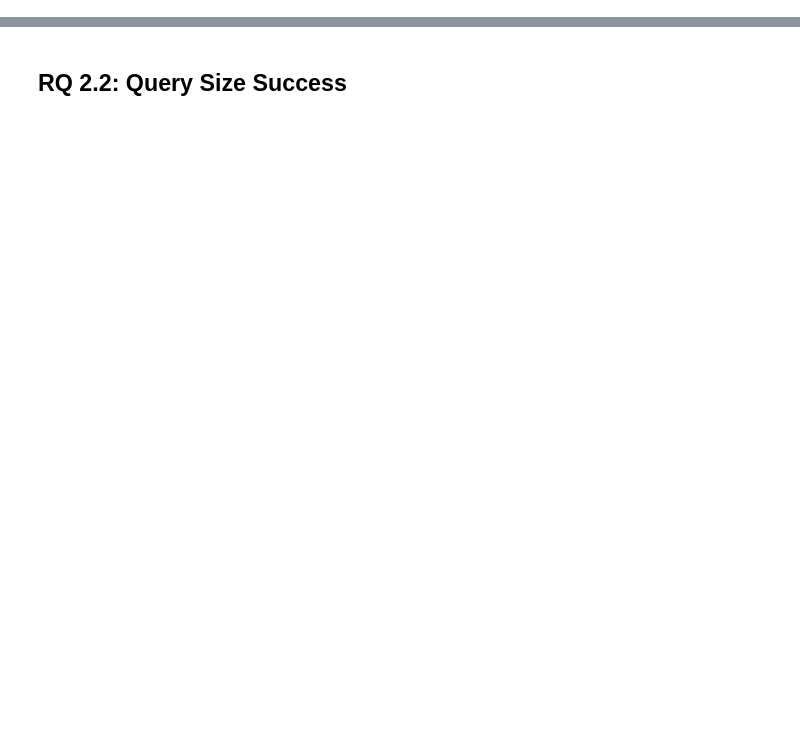
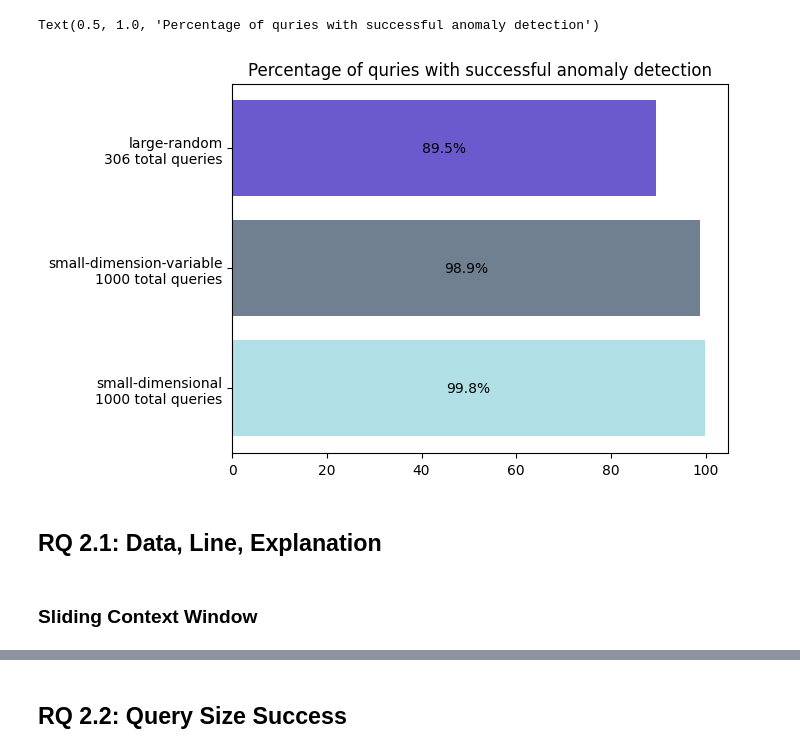
Before and after one commit to iamwpj/bigstick, a Jupyter notebook: stats.ipynb, the cells around one changed output, grey strips where cells are left out. Cells and saved outputs as stored; diff of their text form; code cells hidden in the pictures; blank space fills up the shorter version.

```diff
--- a/stats.ipynb
+++ b/stats.ipynb
@@ -1,8 +1,14 @@
 # %%
 import src.config as c
 import pandas as pd
+import numpy as np
 import matplotlib.pyplot as plt
 import json
-import sqlite3
+import src.db as database
+from io import StringIO
+import statistics
 
-plt.rcParams.update({"text.usetex": True, "font.family": "monospace", "font.size": "14"})
+# Provide the DB connection:
+dbc = database.establish(file=f"{c.DATA_PATH}/reports-offline.sqlite3")
+
+plt.style.use("fast");
@@ -8,0 +153,50 @@ plt.rcParams.update({"text.usetex": True, "font.family": "monospace", "font.size
+# %%
+evaluations = [
+    f"small-dimensional\n{len(sda_scores_df.index)} total queries",
+    f"small-dimension-variable\n{len(sdvl_scores_df.index)} total queries",
+    f"large-random\n{len(lrlr_scores_df.index)} total queries",
+]
+results = [
+    round(
+        (
+            sum([1 if i > 0 else 0 for i in sda_scores_df.total])
+            / len(sda_scores_df.index)
+        )
+        * 100,
+        1,
+    ),
+    round(
+        (
+            sum([1 if i > 0 else 0 for i in sdvl_scores_df.total])
+            / len(sdvl_scores_df.index)
+        )
+        * 100,
+        1,
+    ),
+    round(
+        (
+            sum([1 if i > 0 else 0 for i in lrlr_scores_df.total])
+            / len(lrlr_scores_df.index)
+        )
+        * 100,
+        1,
+    ),
+]
+
+fig, ax = plt.subplots()
+bars = ax.barh(
+    evaluations,
+    results,
+    align="center",
+    color=["powderblue", "slategray", "slateblue"],
+)
+ax.bar_label(bars, fmt="{}%", label_type="center")
+
+plt.title("Percentage of quries with successful anomaly detection")
+# %% [output]
+Text(0.5, 1.0, 'Percentage of quries with successful anomaly detection')
+[figure, added]
+# %% [markdown]
+## RQ 2.1: Data, Line, Explanation
+# %% [markdown]
+### Sliding Context Window
```
Also changed, not shown: parts of 14 cells of this notebook, 9 other files.
